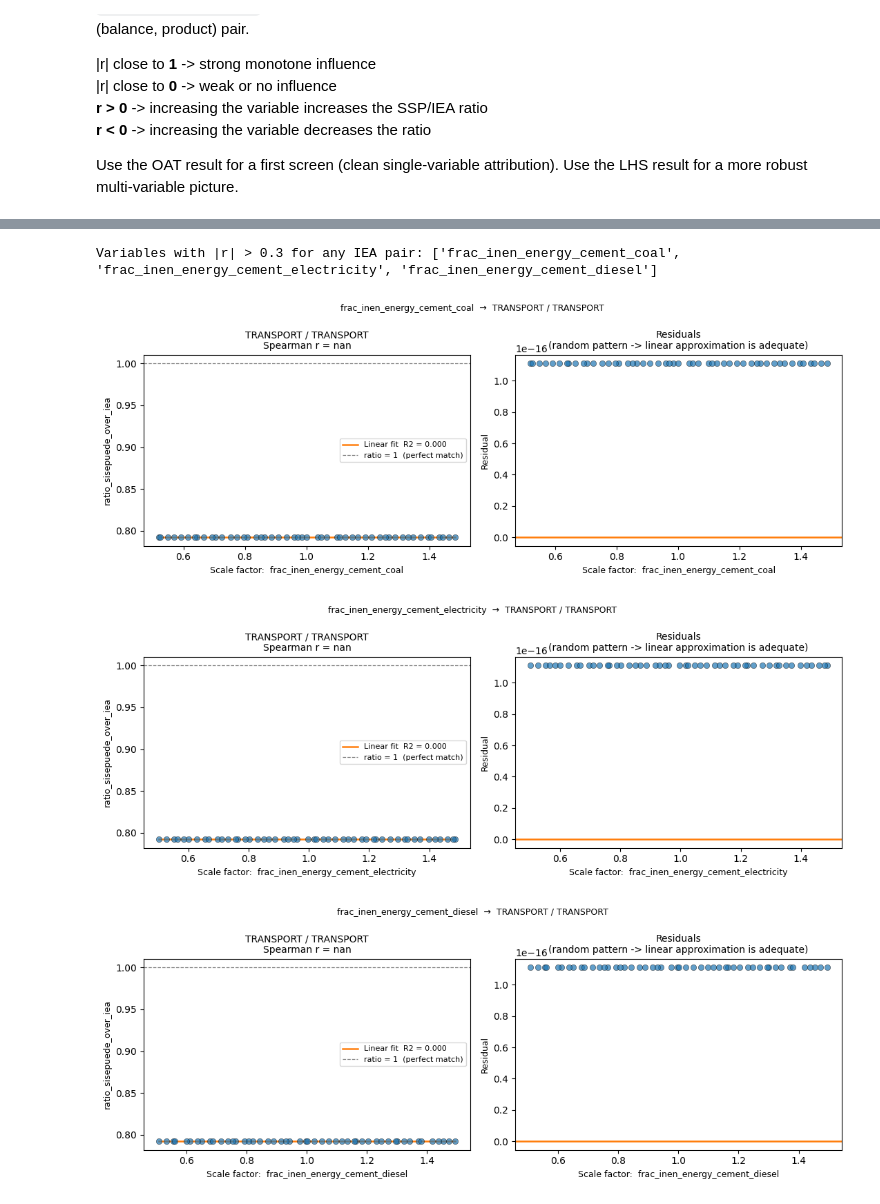
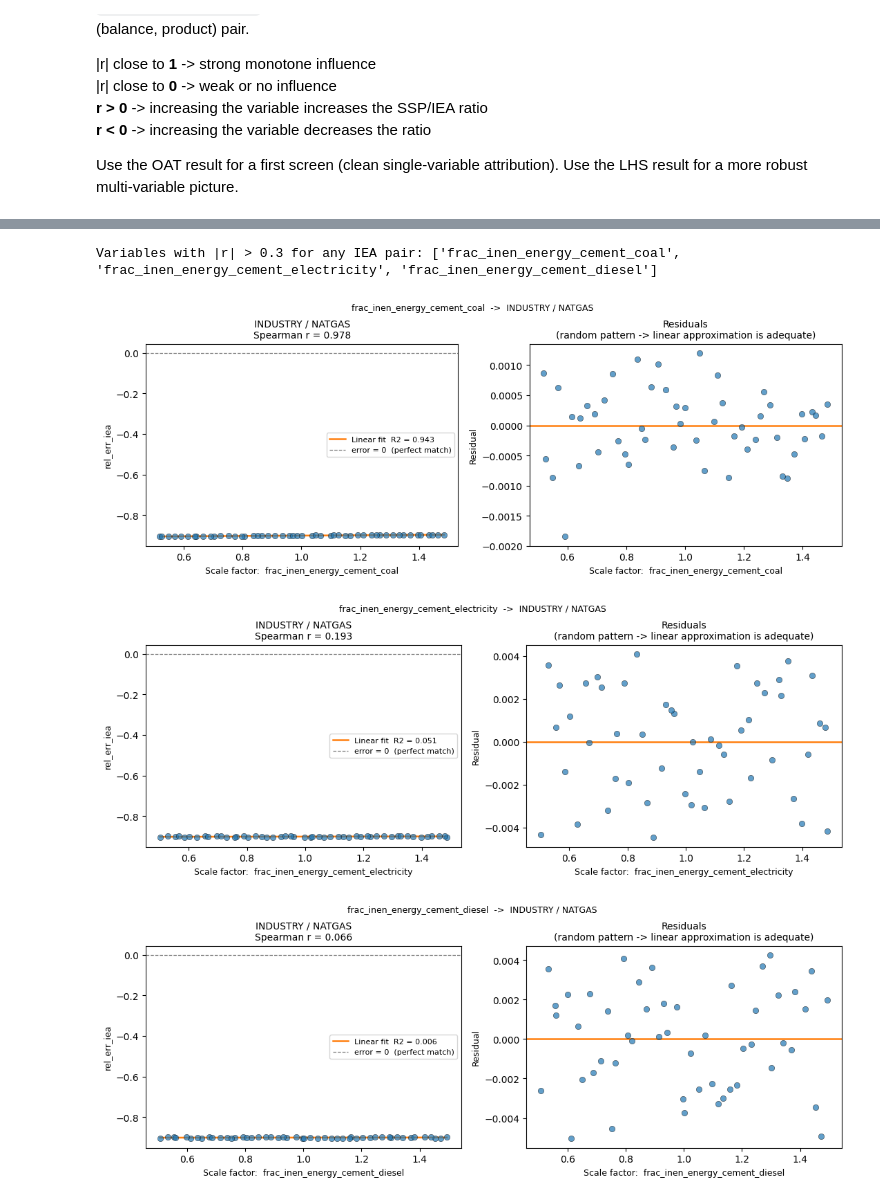
Before and after one commit to dpmendez/sisepuede, a Jupyter notebook: sisepuede/calibration/sensitivity_analysis_example.ipynb, the cells around one changed output, grey strips where cells are left out. Cells and saved outputs as stored; diff of their text form; code cells hidden in the pictures.

```diff
--- a/sisepuede/calibration/sensitivity_analysis_example.ipynb
+++ b/sisepuede/calibration/sensitivity_analysis_example.ipynb
@@ -42,7 +47,9 @@ from sisepuede.calibration.iea_crosswalk        import IEACrosswalk
 from sisepuede.calibration.iea_data_loader      import IEADataLoader
 from sisepuede.calibration.sensitivity          import (
     VariableSpec,
-    perturb_inputs,
+    perturb_inputs,           # scalar perturbation (any variable)
+    perturb_inputs_simplex,   # simplex-aware perturbation (fuel fractions)
+    apply_perturbations,      # routes scalar vs simplex automatically
     sample_oat,
     sample_lhs,
     SensitivityRunner,
@@ -55,7 +62,7 @@ PATH_SISEPUEDE_INPUT = "/Users/dianamendez/Documents/sisepuede/sisepuede_raw_inp
 PATH_IEA_DATA_DIR    = "/Users/dianamendez/data_collection_temporary"
 PATH_CROSSWALK_FILE  = "/Users/dianamendez/sisepuede/sisepuede/ref/data_crosswalks/sisepuede_iea_energy_crosswalk.csv"
 ISO_COUNTRY          = "LBY"
-TRUE_DATA_LIMIT_YEAR = 2023   # rows beyond this year are projections, not actuals
+END_YEAR             = 2022   # rows beyond this year are projections, not actuals
 START_YEAR           = 2015   # first year included in the comparison window
 TARGET_YEARS         = [2015] # calendar year(s) used when scoring/plotting
 # ─────────────────────────────────────────────────────────────────────────────
@@ -85,7 +92,7 @@ model_energycon = EnergyConsumption(model_attributes)
 df_input_raw = pd.read_csv(PATH_SISEPUEDE_INPUT)
 
 # Keep only rows up to the last year of actual observed data
-df_input = df_input_raw.loc[df_input_raw["year"] <= TRUE_DATA_LIMIT_YEAR].copy()
+df_input = df_input_raw.loc[df_input_raw["year"] <= END_YEAR].copy()
 df_input = df_input.reset_index(drop=True)
 
 print(f"Input shape: {df_input.shape}  |  years: {df_input['year'].min()}–{df_input['year'].max()}")
@@ -141,7 +149,7 @@ runner = SensitivityRunner(
     iso                       = ISO_COUNTRY,
     include_energy_production = False,
     year_min                  = START_YEAR,
-    year_max                  = TRUE_DATA_LIMIT_YEAR,
+    year_max                  = END_YEAR,
 )
 print("SensitivityRunner ready")
 # %% [output]
@@ -244,21 +422,20 @@ in `levels` — 4 levels × 1 variable = **5 total runs** (including baseline).
 # %%
 specs_single = [
     VariableSpec(
-        column = "frac_inen_energy_cement_coal",
-        lb     = 0.5,    # lower bound for scale factor
-        ub     = 1.5,    # upper bound for scale factor
-        # is_simplex_group = True,   # <- uncomment once simplex perturbation is implemented
-        # simplex_group_id = 1,
+        column           = "frac_inen_energy_cement_coal",
+        lb               = 0.5,
+        ub               = 1.5,
+        is_simplex_group = True,   # simplex-aware perturbation active
+        simplex_group_id = 1,
     ),
     VariableSpec(
         column = "frac_enfu_fuel_demand_imported_pj_fuel_diesel",
-        lb     = 0.5,    # lower bound for scale factor
-        ub     = 1.5,    # upper bound for scale factor
-        # is_simplex_group = True,   # <- uncomment once simplex perturbation is implemented
-        # simplex_group_id = 1,
+        lb     = 0.5,
+        ub     = 1.5,
+        # not a simplex variable — scaled independently
     ),
 ]
 
-# Preview the sample table that will be run (no model calls yet)
+# Preview the sample table (no model calls yet)
 sample_oat(specs_single, levels=[0.6, 0.8, 1.2, 1.4])
 # %% [output]
@@ -674,29 +872,29 @@ plt.show()
 # %%
 # Loop over all influential variables for a specific IEA pair
-TARGET_BALANCE = "TRANSPORT"
-TARGET_PRODUCT = "TRANSPORT"
+TARGET_BALANCE = "INDUSTRY"
+TARGET_PRODUCT = "NATGAS"
 
 influential = top_vars[top_vars > 0.3].index.tolist()
 print(f"Variables with |r| > 0.3 for any IEA pair: {influential}")
 
 for var in influential:
     try:
         fig = linearity_check(
             result           = result_lhs_multi,
             var_column       = var,
             iea_balance_code = TARGET_BALANCE,
             iea_product_code = TARGET_PRODUCT,
             years            = TARGET_YEARS,
         )
-        fig.suptitle(f"{var}  →  {TARGET_BALANCE} / {TARGET_PRODUCT}", fontsize=9, y=1.02)
+        fig.suptitle(f"{var}  ->  {TARGET_BALANCE} / {TARGET_PRODUCT}", fontsize=9, y=1.02)
         plt.show()
     except ValueError as e:
         print(f"  skipped {var}: {e}")
 # %% [output]
 Variables with |r| > 0.3 for any IEA pair: ['frac_inen_energy_cement_coal', 'frac_inen_energy_cement_electricity', 'frac_inen_energy_cement_diesel']
-[figure, old version]
+[figure, new version]
-[figure, old version]
+[figure, new version]
-[figure, old version]
+[figure, new version]
 # %% [markdown]
 ---
 ## 9. Next steps
```
Also changed, not shown: parts of 30 cells of this notebook, 1 other file.
